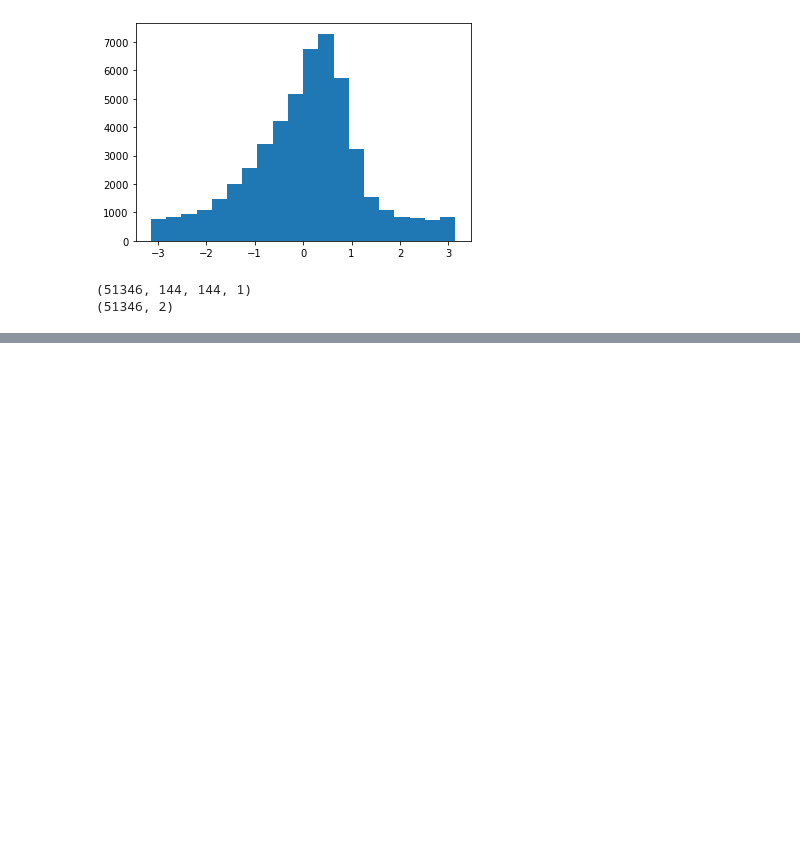
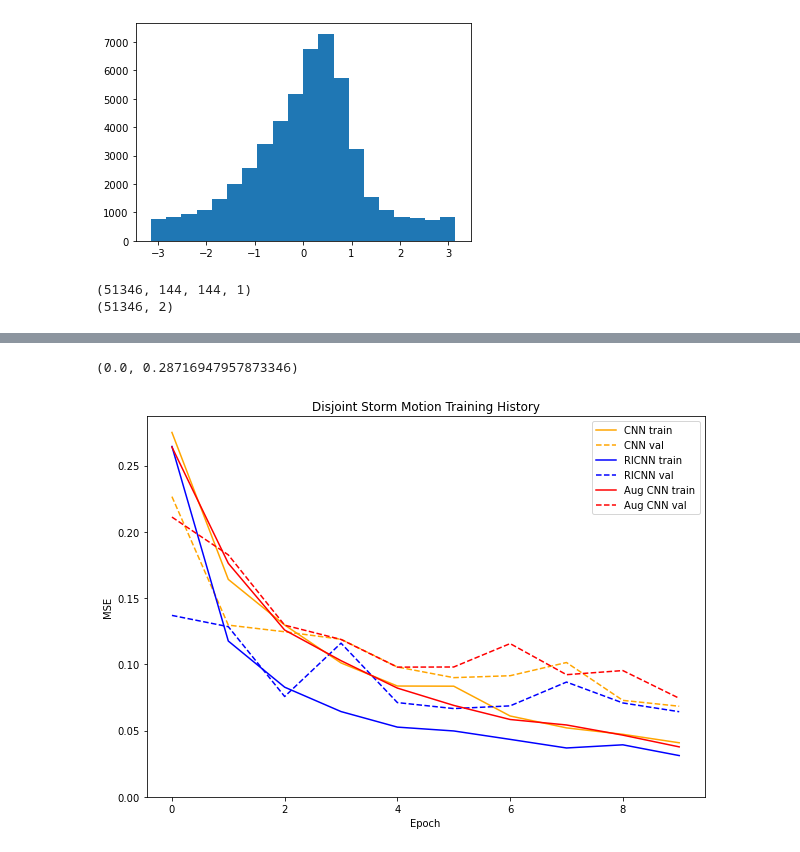
Before and after one commit to zyjux/gdl-storm-mode, a Jupyter notebook: notebooks/rot_inv_CNN_disjoint_data.ipynb, the cells around one changed output, grey strips where cells are left out. Cells and saved outputs as stored; diff of their text form; code cells hidden in the pictures; blank space fills up the shorter version.

```diff
--- a/notebooks/rot_inv_CNN_disjoint_data.ipynb
+++ b/notebooks/rot_inv_CNN_disjoint_data.ipynb
@@ -277,6 +321,6 @@ cnn_model.compile(
     loss='mse',
 )
 # %%
-cnn_history = cnn_model.fit(x=input_train_norm, y=output_train, epochs=20, validation_data=(input_val_norm, output_val))
+cnn_history = cnn_model.fit(x=input_train_norm, y=output_train_norm, epochs=10, validation_data=(input_val_norm, output_val_norm))
 # %% [output]
 WARNING:tensorflow:Keras is training/fitting/evaluating on array-like data. Keras may not be optimized for this format, so if your input data format is supported by TensorFlow I/O (https://github.com/ ...
@@ -338,0 +343,14 @@ ax.set_ylim(bottom=0)
+# %%
+aug_cnn_model = models.Sequential()
+aug_cnn_model.add(layers.Conv2D(32, (3, 3), activation='relu', input_shape=(144, 144, 1)))
+aug_cnn_model.add(layers.MaxPooling2D((2, 2)))
+aug_cnn_model.add(layers.Conv2D(32, (3, 3), activation='relu'))
+aug_cnn_model.add(layers.MaxPooling2D((2, 2)))
+aug_cnn_model.add(layers.Conv2D(64, (3, 3), activation='relu'))
+aug_cnn_model.add(layers.MaxPooling2D((2, 2)))
+aug_cnn_model.add(layers.Conv2D(64, (3, 3), activation='relu'))
+aug_cnn_model.add(layers.MaxPooling2D((2, 2)))
+aug_cnn_model.add(layers.Conv2D(128, (3, 3), activation='relu'))
+aug_cnn_model.add(layers.Flatten())
+aug_cnn_model.add(layers.Dense(32, activation='relu'))
+aug_cnn_model.add(layers.Dense(2))
@@ -338,0 +377,7 @@ ax.set_ylim(bottom=0)
+# %%
+aug_cnn_model.compile(
+    optimizer='adam',
+    loss='mse',
+)
+# %%
+aug_cnn_history = aug_cnn_model.fit(x=input_train_norm, y=output_train_norm, epochs=10, validation_data=(input_val_norm, output_val_norm))
@@ -339 +402,18 @@ ax.set_ylim(bottom=0)
+# %%
+F, ax = plt.subplots(1, 1, figsize=(10,7))
+ax = plt.gca()
+a = ax.plot(cnn_history.history['loss'], label='CNN train', color='orange')
+b = ax.plot(cnn_history.history['val_loss'], label='CNN val', color='orange', linestyle='dashed')
+c = ax.plot(ricnn_history.history['loss'], label='RICNN train', color='blue')
+d = ax.plot(ricnn_history.history['val_loss'], label='RICNN val', color='blue', linestyle='dashed')
+e = ax.plot(aug_cnn_history.history['loss'], label='Aug CNN train', color='red')
+f = ax.plot(aug_cnn_history.history['val_loss'], label='Aug CNN val', color='red', linestyle='dashed')
+ax.legend()
+ax.set_title("Disjoint Storm Motion Training History")
+ax.set_xlabel("Epoch")
+ax.set_ylabel("MSE")
+ax.set_ylim(bottom=0)
+# %% [output]
+(0.0, 0.28716947957873346)
+[figure, added]
 # %%
```
Also changed, not shown: parts of 39 cells of this notebook, 11 other files.
